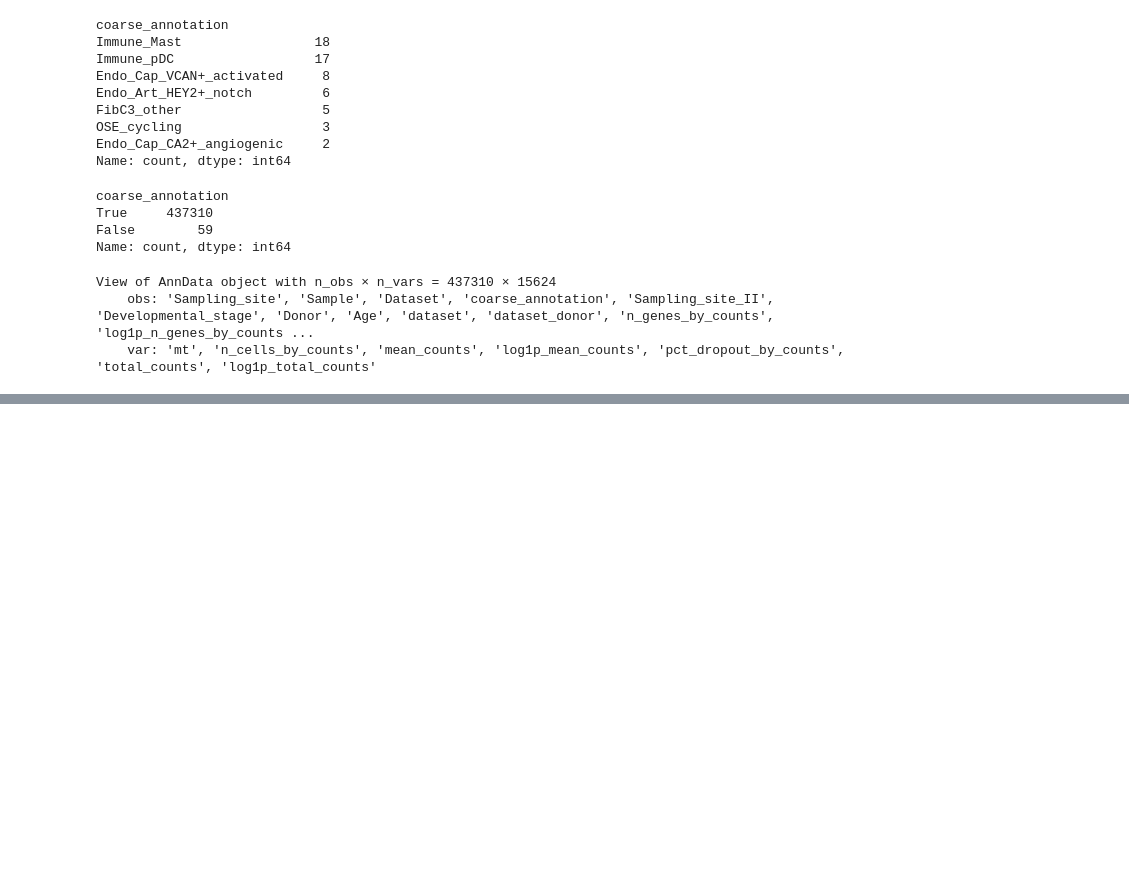
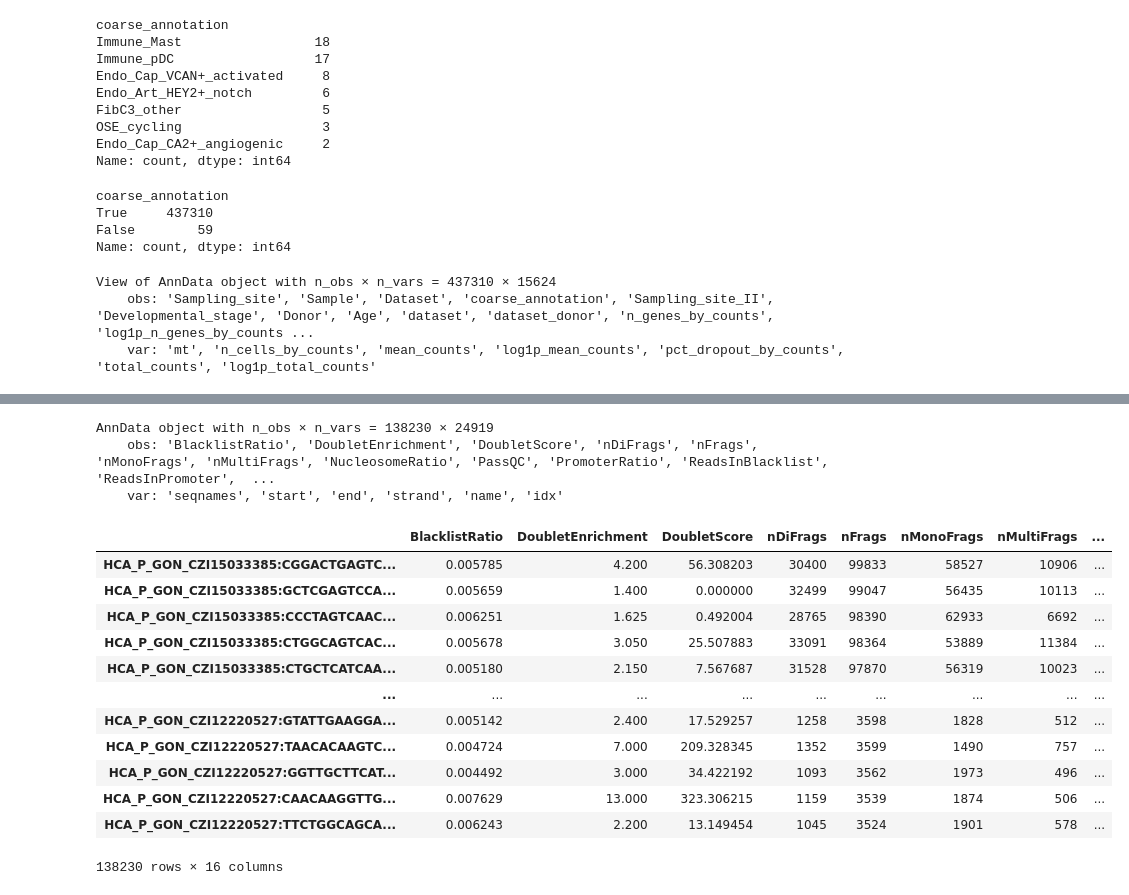
Before and after one commit to cellgeni/ovary, a Jupyter notebook: 02.prepare_for_scvi.ipynb, the cells around one changed output, grey strips where cells are left out. Saved outputs shown, nothing was run; the diff lists cells and outputs as text; code cells hidden in the pictures; blank space fills up the shorter version.

Commit message:
add archr

```diff
--- a/02.prepare_for_scvi.ipynb
+++ b/02.prepare_for_scvi.ipynb
@@ -552,0 +580,25 @@ data.write_h5ad(lustre_path+'/data/combined_pycistopic_gene_matrix_plus_ref.h5ad
+# %%
+# these are cpms, seems like archr cannot make raw counts (maybe partially because it use some length normalization)
+atac_gm = sc.read_h5ad(lustre_path+'/work/archr/01_arrows/gene_scores.h5ad')
+atac_gm
+# %% [output]
+AnnData object with n_obs × n_vars = 138230 × 24919
+    obs: 'BlacklistRatio', 'DoubletEnrichment', 'DoubletScore', 'nDiFrags', 'nFrags', 'nMonoFrags', 'nMultiFrags', 'NucleosomeRatio', 'PassQC', 'PromoterRatio', 'ReadsInBlacklist', 'ReadsInPromoter',  ...
+    var: 'seqnames', 'start', 'end', 'strand', 'name', 'idx'
+# %%
+atac_gm.obs['barcode'] = [x[1] for x in atac_gm.obs_names.str.split(':')]
+atac_gm.obs
+# %% [output]
+|  | BlacklistRatio | DoubletEnrichment | DoubletScore | nDiFrags | nFrags | nMonoFrags | nMultiFrags | ... |
+| HCA_P_GON_CZI15033385:CGGACTGAGTC... | 0.005785 | 4.200 | 56.308203 | 30400 | 99833 | 58527 | 10906 | ... |
+| HCA_P_GON_CZI15033385:GCTCGAGTCCA... | 0.005659 | 1.400 | 0.000000 | 32499 | 99047 | 56435 | 10113 | ... |
+| HCA_P_GON_CZI15033385:CCCTAGTCAAC... | 0.006251 | 1.625 | 0.492004 | 28765 | 98390 | 62933 | 6692 | ... |
+| HCA_P_GON_CZI15033385:CTGGCAGTCAC... | 0.005678 | 3.050 | 25.507883 | 33091 | 98364 | 53889 | 11384 | ... |
+| HCA_P_GON_CZI15033385:CTGCTCATCAA... | 0.005180 | 2.150 | 7.567687 | 31528 | 97870 | 56319 | 10023 | ... |
+| ... | ... | ... | ... | ... | ... | ... | ... | ... |
+| HCA_P_GON_CZI12220527:GTATTGAAGGA... | 0.005142 | 2.400 | 17.529257 | 1258 | 3598 | 1828 | 512 | ... |
+| HCA_P_GON_CZI12220527:TAACACAAGTC... | 0.004724 | 7.000 | 209.328345 | 1352 | 3599 | 1490 | 757 | ... |
+| HCA_P_GON_CZI12220527:GGTTGCTTCAT... | 0.004492 | 3.000 | 34.422192 | 1093 | 3562 | 1973 | 496 | ... |
+| HCA_P_GON_CZI12220527:CAACAAGGTTG... | 0.007629 | 13.000 | 323.306215 | 1159 | 3539 | 1874 | 506 | ... |
+| HCA_P_GON_CZI12220527:TTCTGGCAGCA... | 0.006243 | 2.200 | 13.149454 | 1045 | 3524 | 1901 | 578 | ... |
+138230 rows × 16 columns
```
Also changed, not shown: parts of 28 cells of this notebook, 8 other files.
